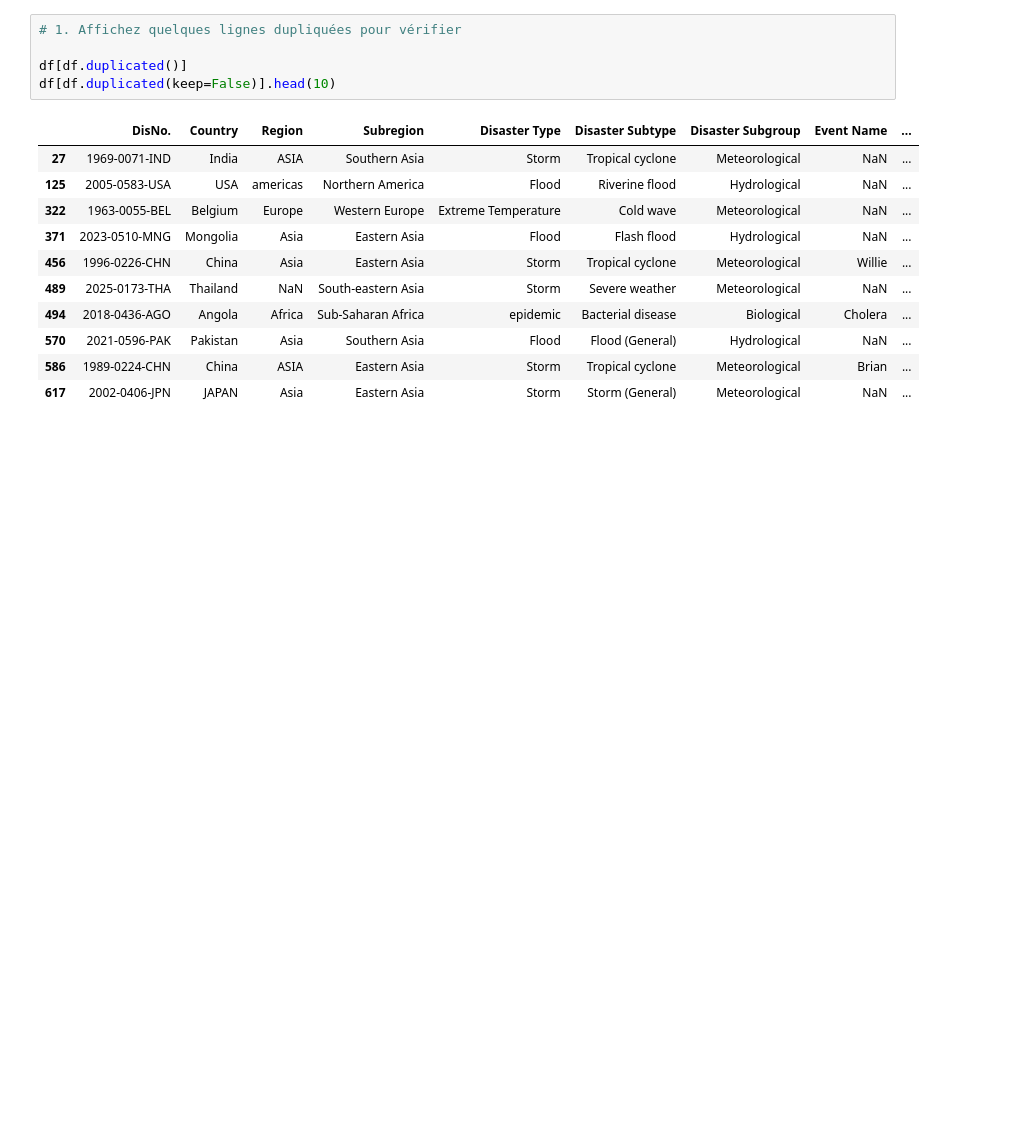
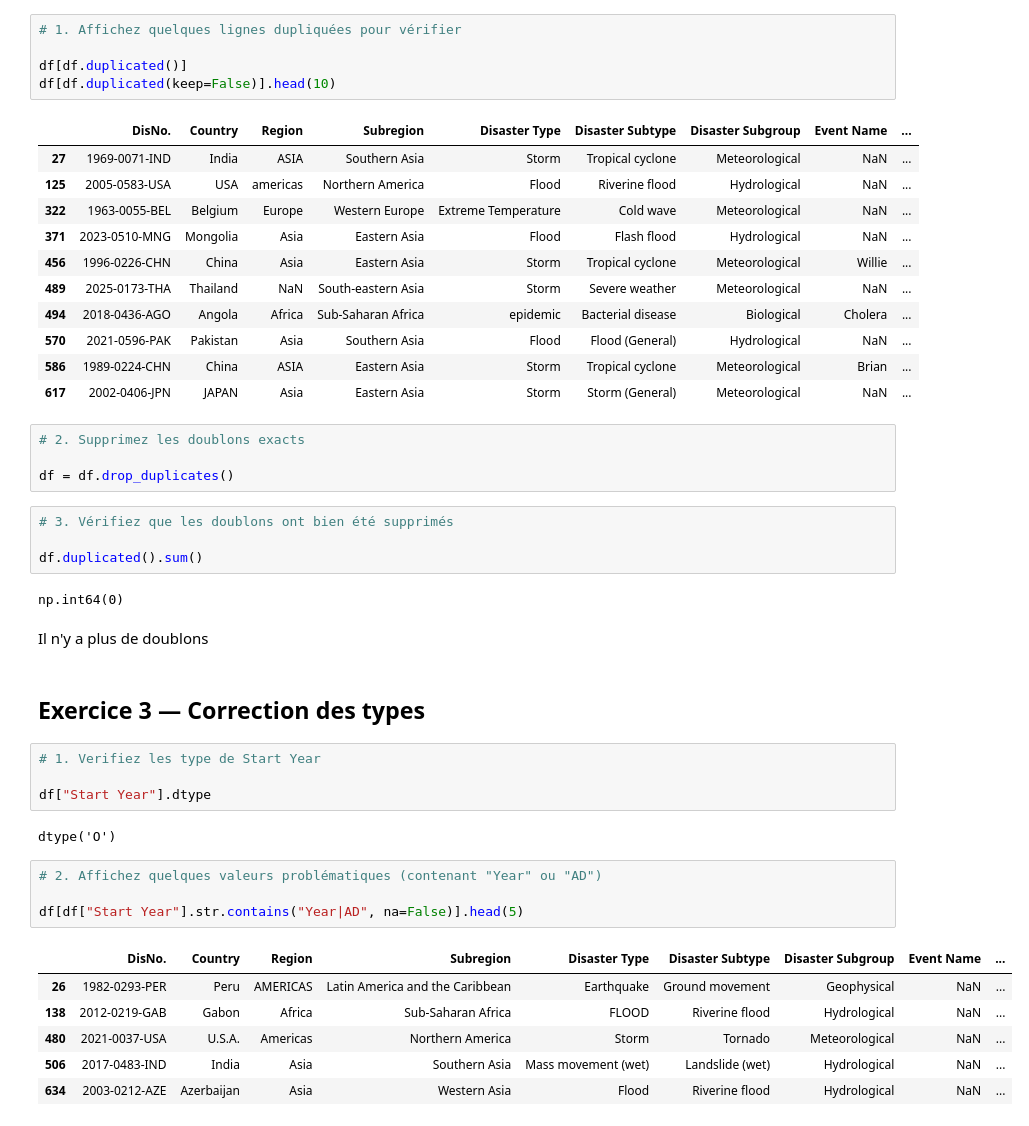
Before and after one commit to Chlooow/tp-visualisation-donnees, a Jupyter notebook: TP2/TP2-Chloe.ipynb, the cells around one changed output. Drawn from its saved outputs; the diff is of its cells as text; blank space fills up the shorter version.

```diff
--- a/TP2/TP2-Chloe.ipynb
+++ b/TP2/TP2-Chloe.ipynb
@@ -197,3 +195,34 @@ df[df.duplicated(keep=False)].head(10)
 | 570 | 2021-0596-PAK | Pakistan | Asia | Southern Asia | Flood | Flood (General) | Hydrological | NaN | ... |
 | 586 | 1989-0224-CHN | China | ASIA | Eastern Asia | Storm | Tropical cyclone | Meteorological | Brian | ... |
 | 617 | 2002-0406-JPN | JAPAN | Asia | Eastern Asia | Storm | Storm (General) | Meteorological | NaN | ... |
+# %%
+# 2. Supprimez les doublons exacts
+
+df = df.drop_duplicates()
+# %%
+# 3. Vérifiez que les doublons ont bien été supprimés
+
+df.duplicated().sum()
+# %% [output]
+np.int64(0)
+# %% [markdown]
+Il n'y a plus de doublons
+# %% [markdown]
+## Exercice 3 — Correction des types
+# %%
+# 1. Verifiez les type de Start Year
+
+df["Start Year"].dtype
+# %% [output]
+dtype('O')
+# %%
+# 2. Affichez quelques valeurs problématiques (contenant "Year" ou "AD")
+
+df[df["Start Year"].str.contains("Year|AD", na=False)].head(5)
+# %% [output]
+|  | DisNo. | Country | Region | Subregion | Disaster Type | Disaster Subtype | Disaster Subgroup | Event Name | ... |
+| 26 | 1982-0293-PER | Peru | AMERICAS | Latin America and the Caribbean | Earthquake | Ground movement | Geophysical | NaN | ... |
+| 138 | 2012-0219-GAB | Gabon | Africa | Sub-Saharan Africa | FLOOD | Riverine flood | Hydrological | NaN | ... |
+| 480 | 2021-0037-USA | U.S.A. | Americas | Northern America | Storm | Tornado | Meteorological | NaN | ... |
+| 506 | 2017-0483-IND | India | Asia | Southern Asia | Mass movement (wet) | Landslide (wet) | Hydrological | NaN | ... |
+| 634 | 2003-0212-AZE | Azerbaijan | Asia | Western Asia | Flood | Riverine flood | Hydrological | NaN | ... |
```
Also changed, not shown: parts of 51 cells of this notebook, 1 other file.
